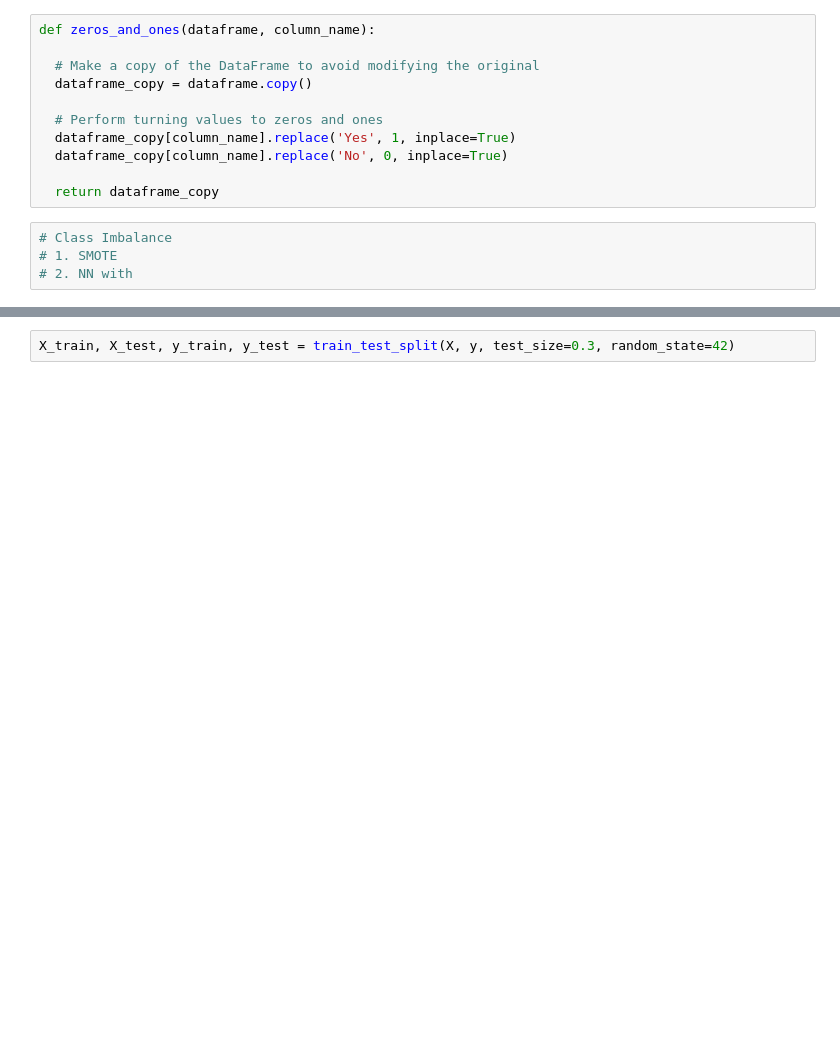
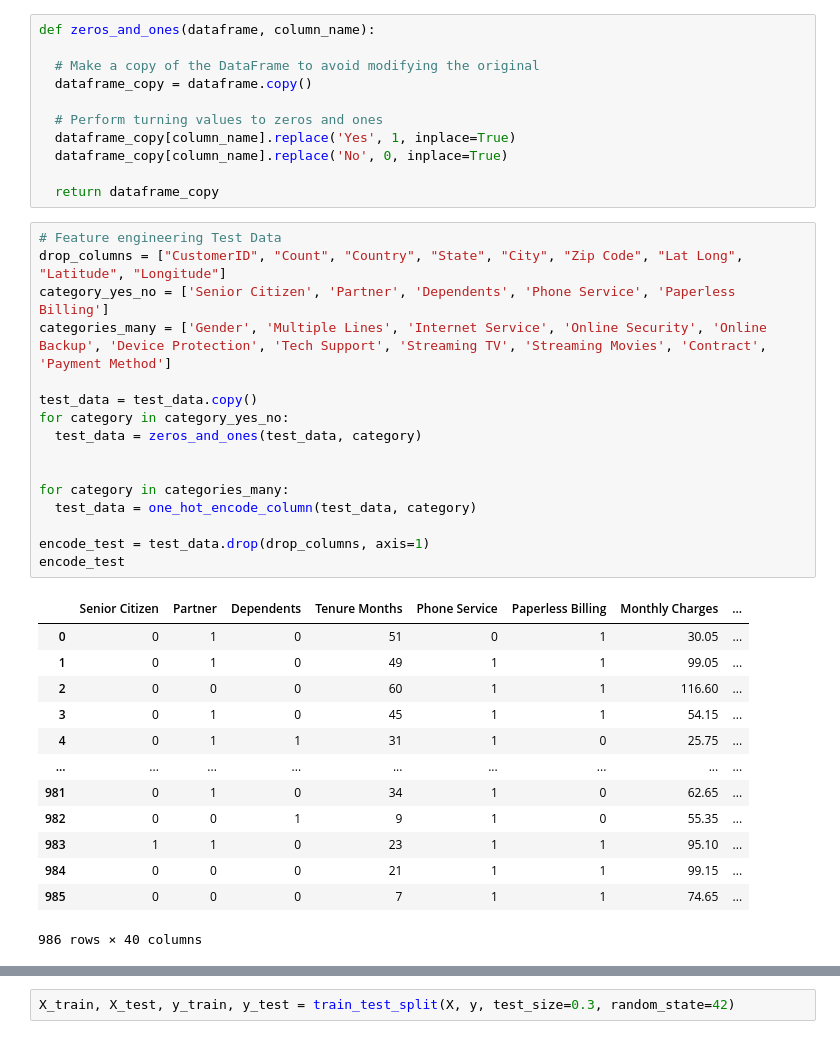
Before and after one commit to GeeK1224/cau_ml_project, a Jupyter notebook: cau_ml_project_model.ipynb, the cells around one changed output, grey strips where cells are left out. Saved outputs shown, nothing was run; the diff lists cells and outputs as text; blank space fills up the shorter version.

```diff
--- a/cau_ml_project_model.ipynb
+++ b/cau_ml_project_model.ipynb
@@ -75,8 +76,34 @@ def zeros_and_ones(dataframe, column_name):
   dataframe_copy[column_name].replace('No', 0, inplace=True)
 
   return dataframe_copy
-# %%
-# Class Imbalance
-# 1. SMOTE
-# 2. NN with
+# %%
+# Feature engineering Test Data
+drop_columns = ["CustomerID", "Count", "Country", "State", "City", "Zip Code", "Lat Long", "Latitude", "Longitude"]
+category_yes_no = ['Senior Citizen', 'Partner', 'Dependents', 'Phone Service', 'Paperless Billing']
+categories_many = ['Gender', 'Multiple Lines', 'Internet Service', 'Online Security', 'Online Backup', 'Device Protection', 'Tech Support', 'Streaming TV', 'Streaming Movies', 'Contract', 'Payment Method']
+
+test_data = test_data.copy()
+for category in category_yes_no:
+  test_data = zeros_and_ones(test_data, category)
+
+
+for category in categories_many:
+  test_data = one_hot_encode_column(test_data, category)
+
+encode_test = test_data.drop(drop_columns, axis=1)
+encode_test
+# %% [output]
+|  | Senior Citizen | Partner | Dependents | Tenure Months | Phone Service | Paperless Billing | Monthly Charges | ... |
+| 0 | 0 | 1 | 0 | 51 | 0 | 1 | 30.05 | ... |
+| 1 | 0 | 1 | 0 | 49 | 1 | 1 | 99.05 | ... |
+| 2 | 0 | 0 | 0 | 60 | 1 | 1 | 116.60 | ... |
+| 3 | 0 | 1 | 0 | 45 | 1 | 1 | 54.15 | ... |
+| 4 | 0 | 1 | 1 | 31 | 1 | 0 | 25.75 | ... |
+| ... | ... | ... | ... | ... | ... | ... | ... | ... |
+| 981 | 0 | 1 | 0 | 34 | 1 | 0 | 62.65 | ... |
+| 982 | 0 | 0 | 1 | 9 | 1 | 0 | 55.35 | ... |
+| 983 | 1 | 1 | 0 | 23 | 1 | 1 | 95.10 | ... |
+| 984 | 0 | 0 | 0 | 21 | 1 | 1 | 99.15 | ... |
+| 985 | 0 | 0 | 0 | 7 | 1 | 1 | 74.65 | ... |
+986 rows × 40 columns
 # %%
```
Also changed, not shown: parts of 32 cells of this notebook.
